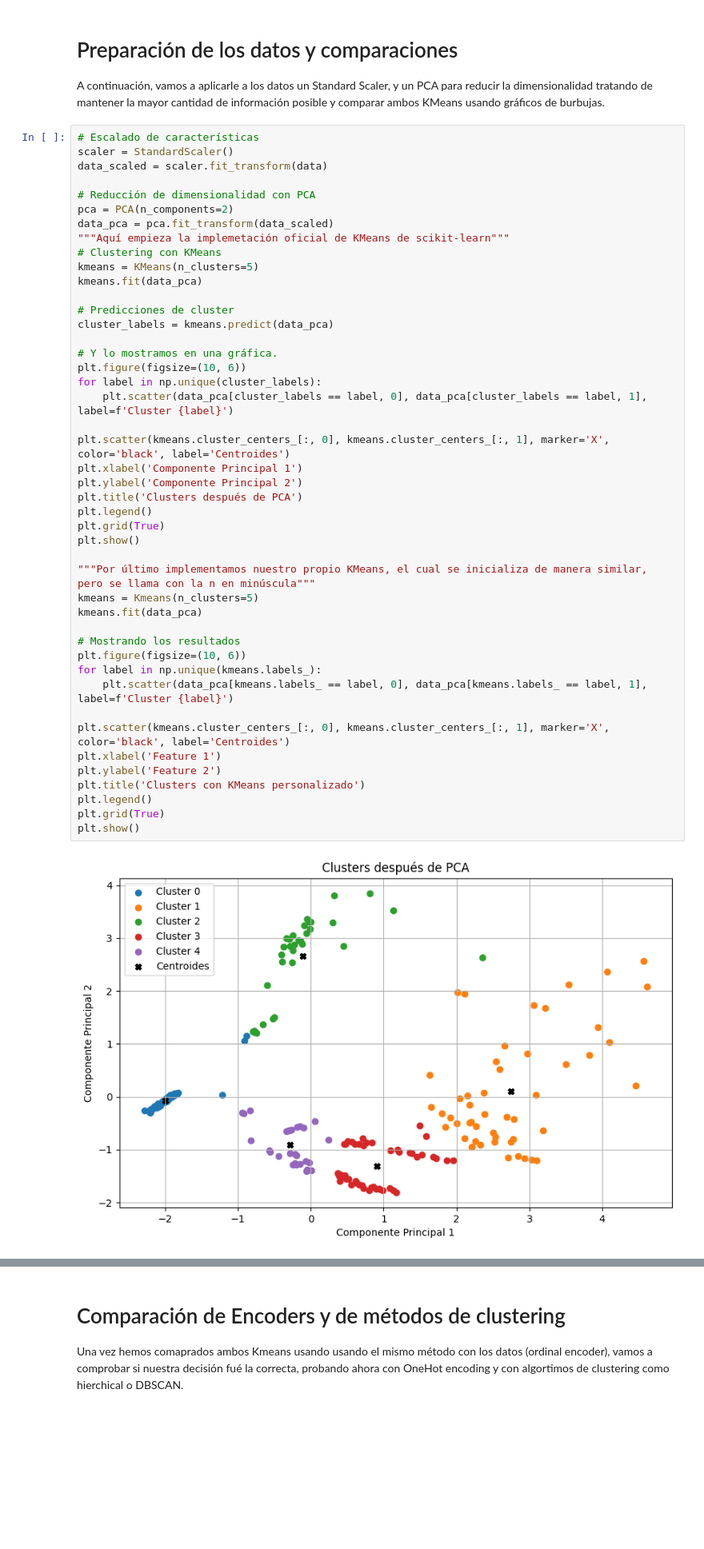
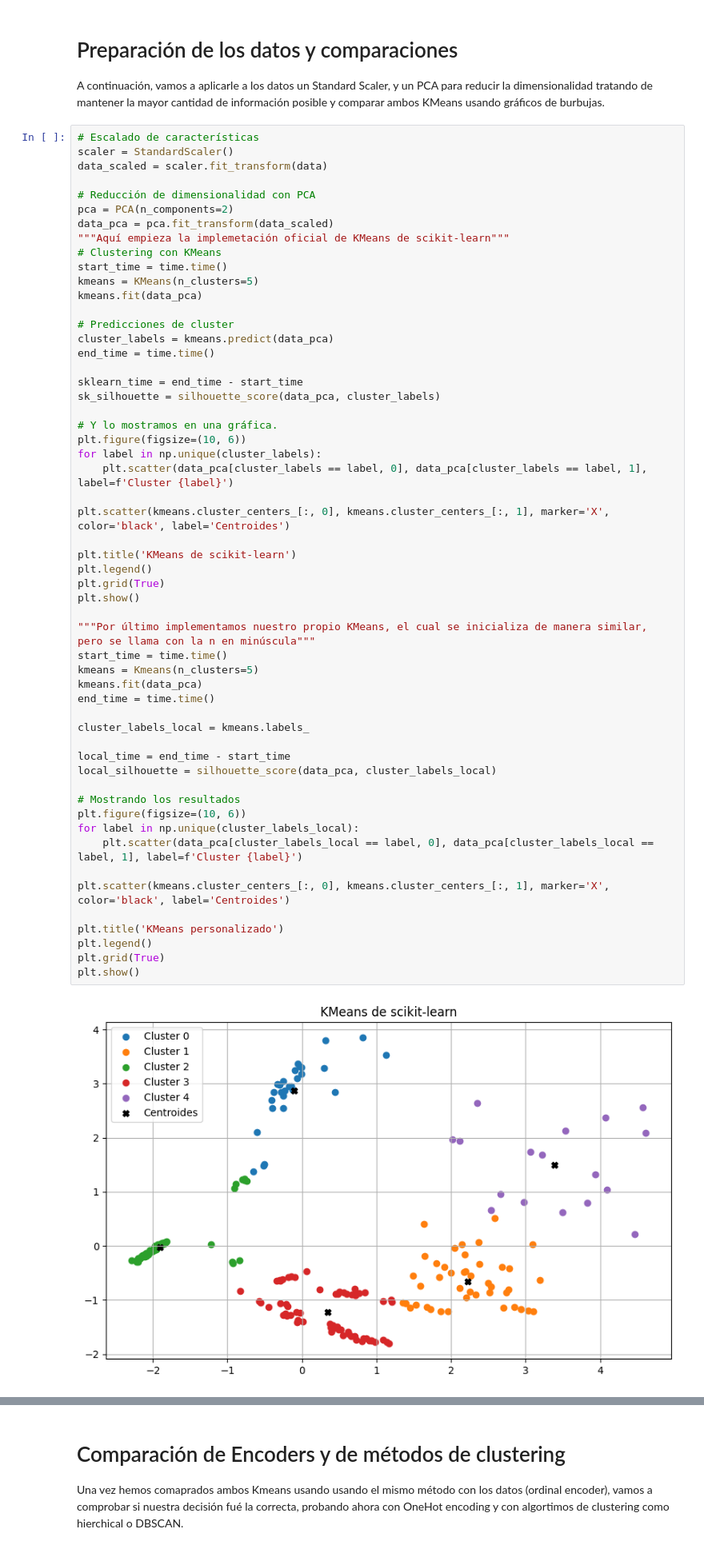
Before and after one commit to 100472175/ML-82-17-2, a Jupyter notebook: Stars.ipynb, the cells around one changed output, grey strips where cells are left out. Shown: that part at 80% size. Drawn from its saved outputs; the diff is of its cells as text; blank space fills up the shorter version.

```diff
--- a/Stars.ipynb
+++ b/Stars.ipynb
@@ -112,40 +114,50 @@ pca = PCA(n_components=2)
 data_pca = pca.fit_transform(data_scaled)
 """Aquí empieza la implemetación oficial de KMeans de scikit-learn"""
 # Clustering con KMeans
+start_time = time.time()
 kmeans = KMeans(n_clusters=5)
 kmeans.fit(data_pca)
 
 # Predicciones de cluster
 cluster_labels = kmeans.predict(data_pca)
+end_time = time.time()
+
+sklearn_time = end_time - start_time
+sk_silhouette = silhouette_score(data_pca, cluster_labels)
 
 # Y lo mostramos en una gráfica.
 plt.figure(figsize=(10, 6))
 for label in np.unique(cluster_labels):
     plt.scatter(data_pca[cluster_labels == label, 0], data_pca[cluster_labels == label, 1], label=f'Cluster {label}')
 
 plt.scatter(kmeans.cluster_centers_[:, 0], kmeans.cluster_centers_[:, 1], marker='X', color='black', label='Centroides')
-plt.xlabel('Componente Principal 1')
-plt.ylabel('Componente Principal 2')
-plt.title('Clusters después de PCA')
+
+plt.title('KMeans de scikit-learn')
 plt.legend()
 plt.grid(True)
 plt.show()
 
 """Por último implementamos nuestro propio KMeans, el cual se inicializa de manera similar, pero se llama con la n en minúscula"""
+start_time = time.time()
 kmeans = Kmeans(n_clusters=5)
 kmeans.fit(data_pca)
+end_time = time.time()
+
+cluster_labels_local = kmeans.labels_
+
+local_time = end_time - start_time
+local_silhouette = silhouette_score(data_pca, cluster_labels_local)
 
 # Mostrando los resultados
 plt.figure(figsize=(10, 6))
-for label in np.unique(kmeans.labels_):
-    plt.scatter(data_pca[kmeans.labels_ == label, 0], data_pca[kmeans.labels_ == label, 1], label=f'Cluster {label}')
+for label in np.unique(cluster_labels_local):
+    plt.scatter(data_pca[cluster_labels_local == label, 0], data_pca[cluster_labels_local == label, 1], label=f'Cluster {label}')
 
 plt.scatter(kmeans.cluster_centers_[:, 0], kmeans.cluster_centers_[:, 1], marker='X', color='black', label='Centroides')
-plt.xlabel('Feature 1')
-plt.ylabel('Feature 2')
-plt.title('Clusters con KMeans personalizado')
+
+plt.title('KMeans personalizado')
 plt.legend()
 plt.grid(True)
 plt.show()
 # %% [output]
-[figure, old version]
+[figure, new version]
```
Also changed, not shown: parts of 14 cells of this notebook.
